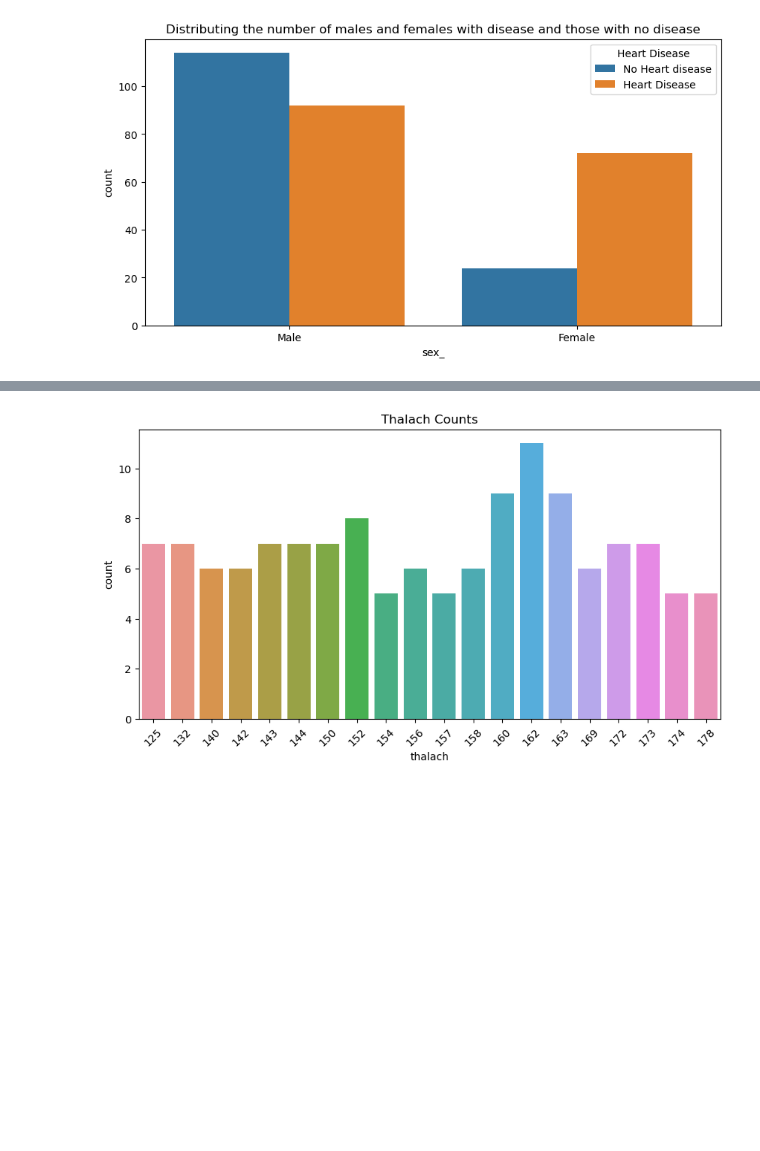
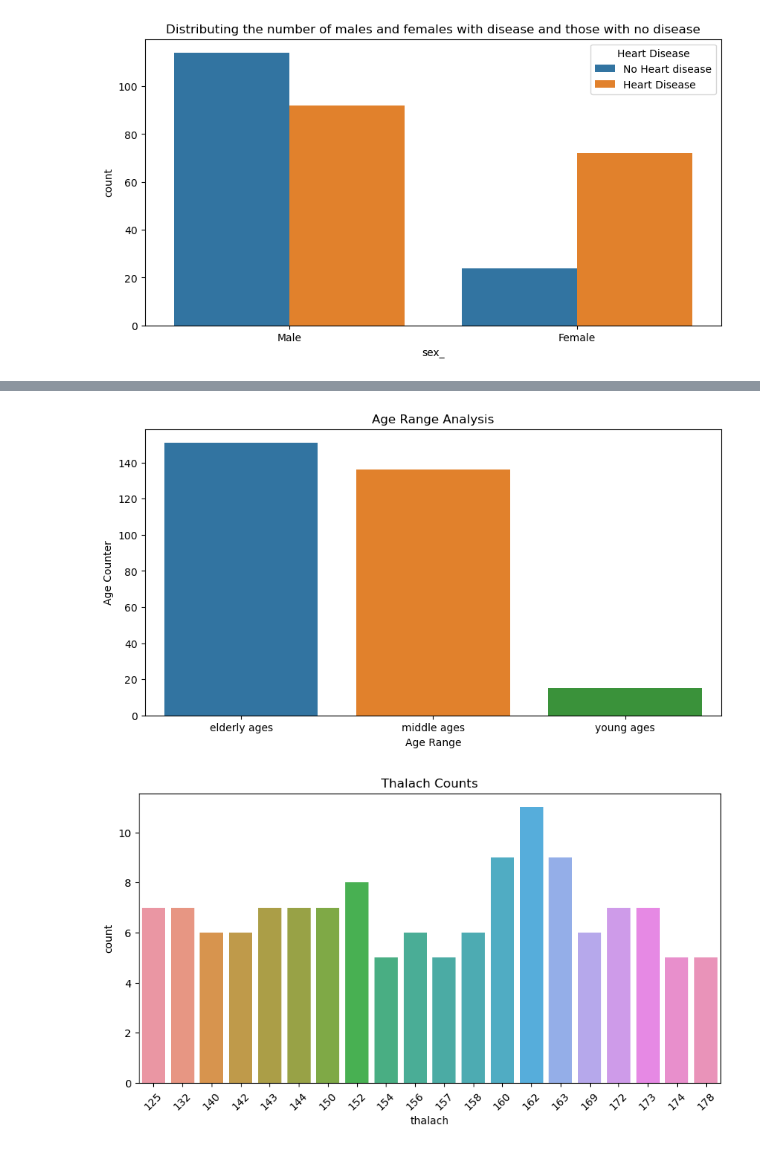
Before and after one commit to The-DigitalAcademy/NO-NAME_POWER-BI_VISUALIZATION, a Jupyter notebook: Python Analysis/HeartDiseaseVisualization.ipynb, the cells around one changed output, grey strips where cells are left out. Cells and saved outputs as stored; diff of their text form; code cells hidden in the pictures; blank space fills up the shorter version.

Commit message:
Updated the analysis

```diff
--- a/Python Analysis/HeartDiseaseVisualization.ipynb
+++ b/Python Analysis/HeartDiseaseVisualization.ipynb
@@ -321,9 +311,8 @@ plt.show()
 # %%
-# plt.figure(figsize=(10,5))
-# sns.barplot(x=heart_disease.age_range_.value_counts()[:10].index,y=heart_disease.age_range_.value_counts()[:10].values)
-# plt.xlabel('Age Range')
-# plt.ylabel('Age Counter')
-# plt.title('Age Range Analysis')
-# plt.show()
-heart_disease.head()
+plt.figure(figsize=(10,5))
+sns.barplot(x=heart_disease.age_range_.value_counts()[:10].index,y=heart_disease.age_range_.value_counts()[:10].values)
+plt.xlabel('Age Range')
+plt.ylabel('Age Counter')
+plt.title('Age Range Analysis')
+plt.show()
 # %% [output]
@@ -336,3 +319,4 @@ heart_disease.head()
+[figure, added]
 # %%
 plt.figure(figsize=(10,5))
 sns.barplot(x=heart_disease.thalach.value_counts()[:20].index,y=heart_disease.thalach.value_counts()[:20].values)
```
Also changed, not shown: parts of 13 cells of this notebook.
